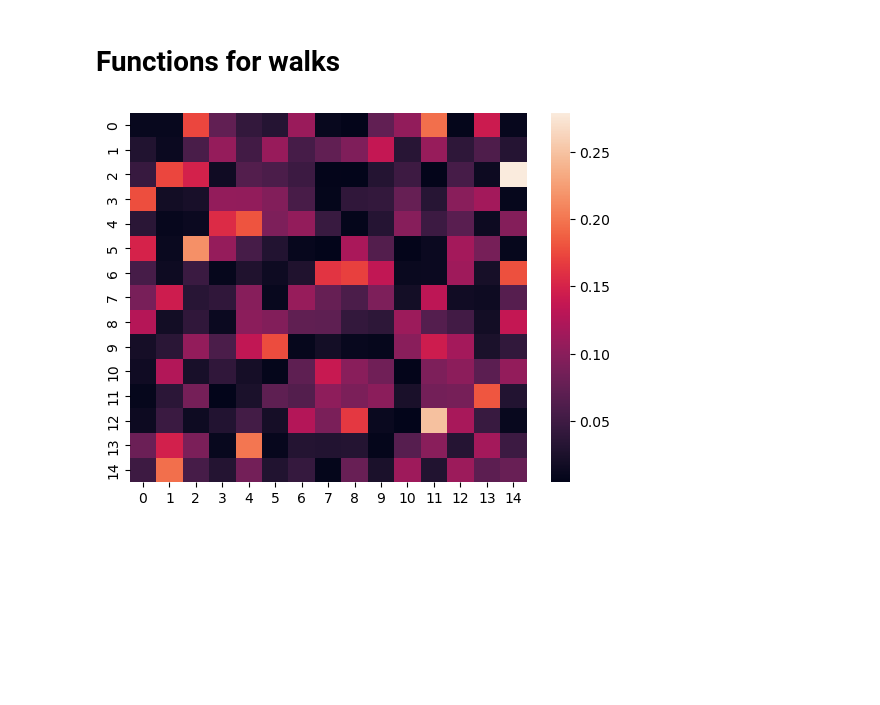
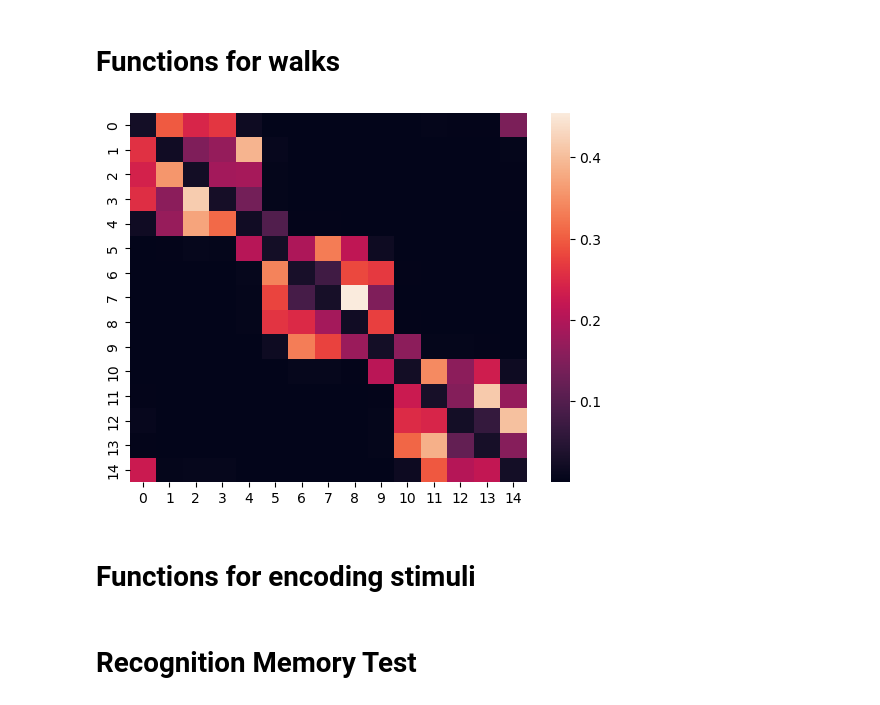
Before and after one commit to tejas-savalia/event-boundaries, a Jupyter notebook: simulations/categorization_sim.ipynb, the cells around one changed output. Saved outputs shown, nothing was run; the diff lists cells and outputs as text; code cells hidden in the pictures; blank space fills up the shorter version.

```diff
--- a/simulations/categorization_sim.ipynb
+++ b/simulations/categorization_sim.ipynb
@@ -125,9 +125,10 @@ def run_SR(path, graph, alpha = 0.1, gamma = 0.1, plot = True):
         sns.heatmap(SR)
     return SR
 # %%
-SR = run_SR(random_hop(modular_graph), modular_graph)
+SR = run_SR(random_walk(modular_graph), modular_graph)
+# plt.title('hop size: 6')
 # %% [output]
-[figure, old version]
+[figure, new version]
 # %%
 def compute_node_entropies(params):
     alpha = params[0]
@@ -153,3 +154,5 @@ def compute_node_entropies(params):
         node_entropy[node] = -np.sum(SR[node]*np.log(SR[node]))
 
     return node_entropy
+# %% [markdown]
+# Functions for encoding stimuli
@@ -155,0 +201,2 @@ def compute_node_entropies(params):
+# %% [markdown]
+# Recognition Memory Test
```
Also changed, not shown: parts of 7 cells of this notebook, 4 other files.
